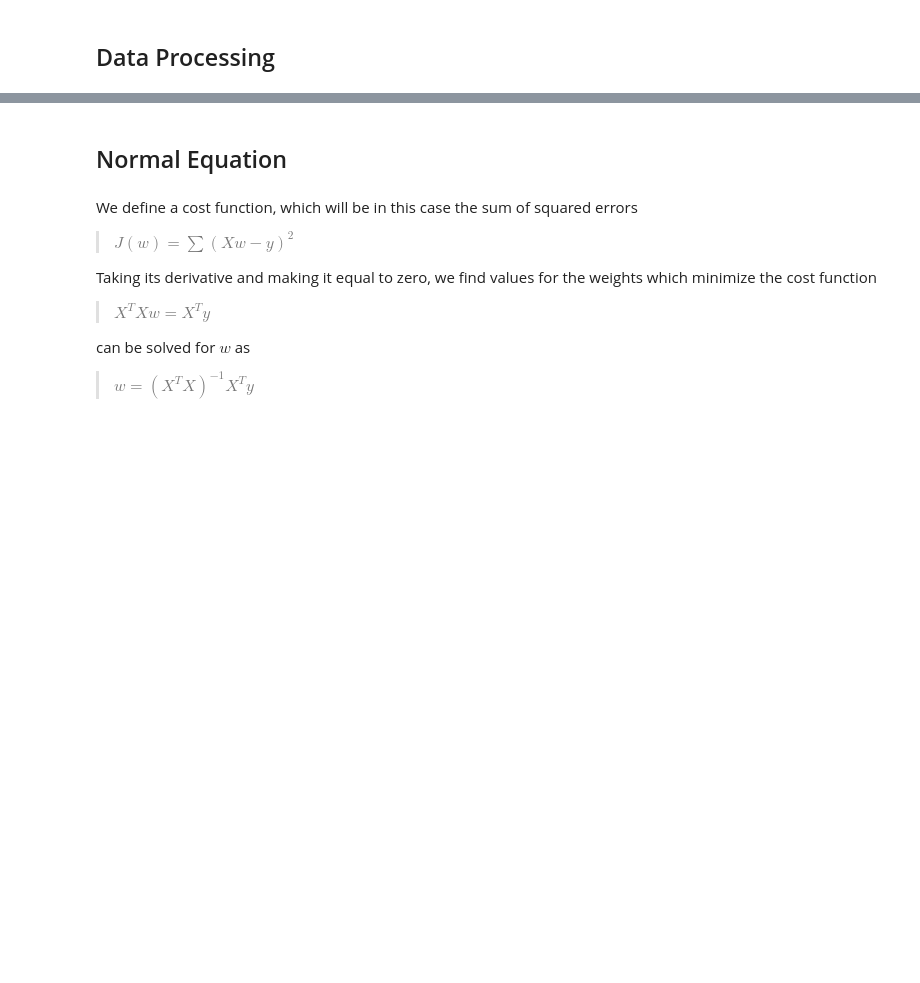
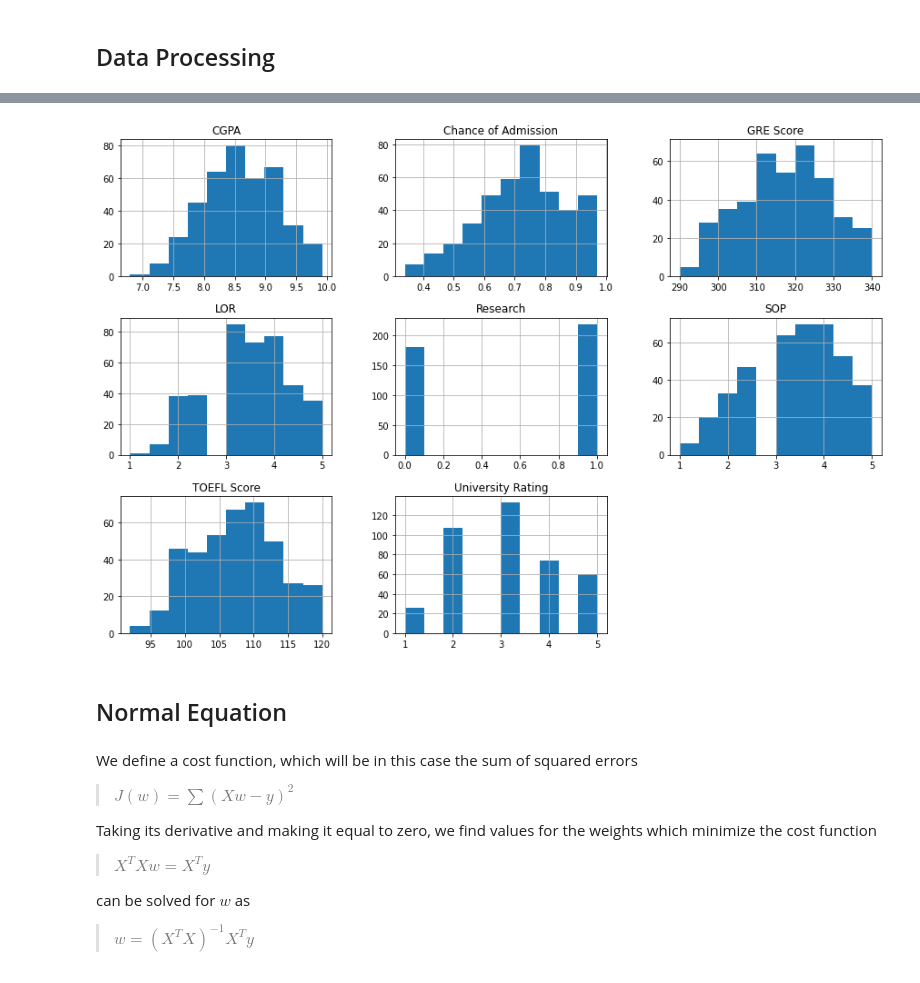
Before and after one commit to orsdanilo/ml_from_scratch, a Jupyter notebook: linear-regression/linear_regression.ipynb, the cells around one changed output, grey strips where cells are left out. Cells and saved outputs as stored; diff of their text form; code cells hidden in the pictures; blank space fills up the shorter version.

```diff
--- a/linear-regression/linear_regression.ipynb
+++ b/linear-regression/linear_regression.ipynb
@@ -46,0 +50,4 @@ y = df_std['rent_grassy_acre']
+# %%
+hist = df.hist(figsize=(15, 10))
+# %% [output]
+[figure, added]
```
Also changed, not shown: parts of 16 cells of this notebook, 3 other files.
